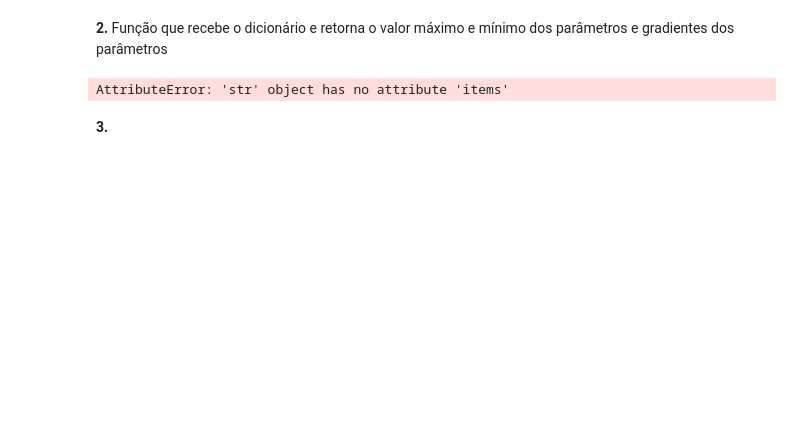
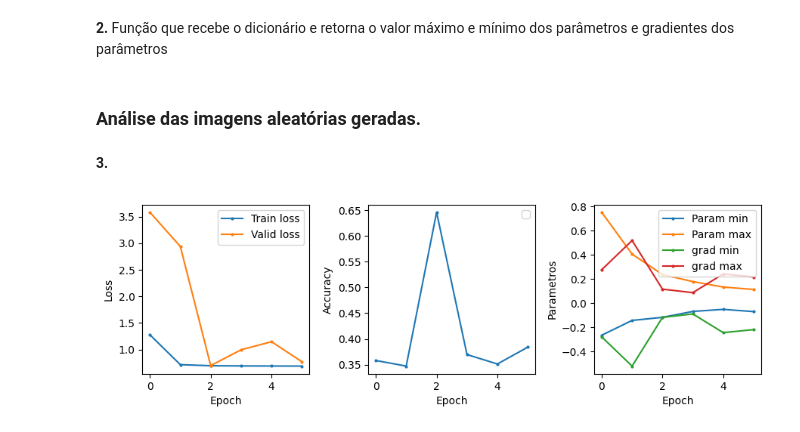
Before and after one commit to PauloMatheusGr/Foundations-of-Computer-Vision, a Jupyter notebook: Projeto01/Tema 6 - Resolucao.ipynb, the cells around one changed output. Drawn from its saved outputs; the diff is of its cells as text; code cells hidden in the pictures; blank space fills up the shorter version.

```diff
--- a/Projeto01/Tema 6 - Resolucao.ipynb
+++ b/Projeto01/Tema 6 - Resolucao.ipynb
@@ -117,2 +115,22 @@ print(stats)
+# %%
+# Passa a imagem pelo modelo para calcular os scores
+scores = model(img)
+# Calcula os gradientes (em um treinamento real seria loss.backward())
+scores.sum().backward()
+
+# Obtém as estatísticas dos parâmetros
+stats = get_model_stats(model)
+
+# Exibe as estatísticas
+# for param, stat in stats.items():
+#     print(f"{param}: {stat}")
+# Exibe as estatísticas organizadas por linhas
+# for param, stat in stats.items():
+#     print(f"{param}:")
+#     print(f"  param_max: {stat['param_max']}")
+#     print(f"  param_min: {stat['param_min']}")
+#     print(f"  grad_max: {stat['grad_max']}")
+#     print(f"  grad_min: {stat['grad_min']}")
+#     print()  # Adiciona uma linha em branco entre cada conjunto de estatísticas
 # %% [markdown]
 **2.** Função que recebe o dicionário e retorna o valor máximo e mínimo dos parâmetros e gradientes dos parâmetros
@@ -141,6 +136,0 @@ def get_global_stats(stats):
-# %%
-global_stats = get_global_stats(stats)
-for key, value in global_stats.items():
-    print(f"{key}: {value}")
-# %% [output]
-AttributeError: 'str' object has no attribute 'items'
@@ -146,0 +170,2 @@ AttributeError: 'str' object has no attribute 'items'
+# %% [markdown]
+### Análise das imagens aleatórias geradas.
@@ -147,2 +200,22 @@ AttributeError: 'str' object has no attribute 'items'
 # %% [markdown]
 **3.**
+# %%
+import train
+
+params = {
+    #'bs':64,
+    'bs':8,
+    'num_epochs':6,
+    'lr':0.01,
+    'weight_decay':1e-2,
+    'resize_size':16,  # Tamanho das imagens de treinamento
+    'seed':0,
+    'overall_stats':get_four_stats
+}
+model = models.resnet18()
+# Modifica a última camada do modelo para classificar em 2 classes
+model.fc = nn.Linear(model.fc.in_features, 2)
+ds_train, ds_valid, logger = train.train(model, **params)
+# Cada época demora em torno de 6.1 segundos em uma RTX3080 Ti
+# %% [output]
+[figure, added]
```
Also changed, not shown: parts of 10 cells of this notebook, 7 other files.
